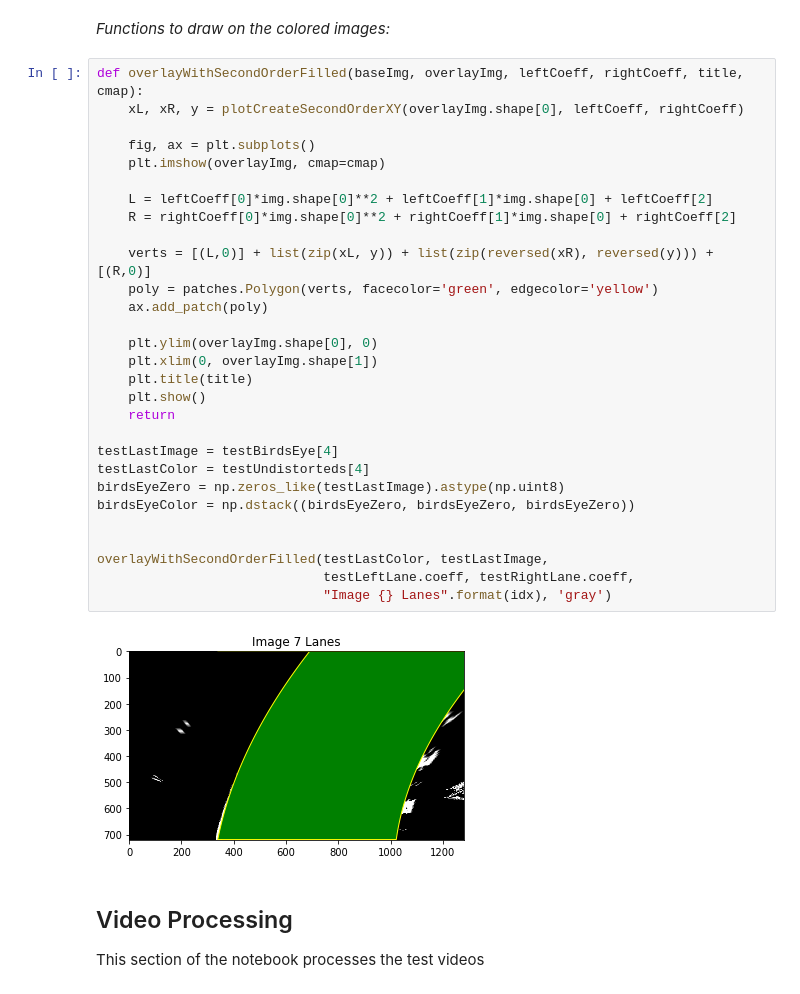
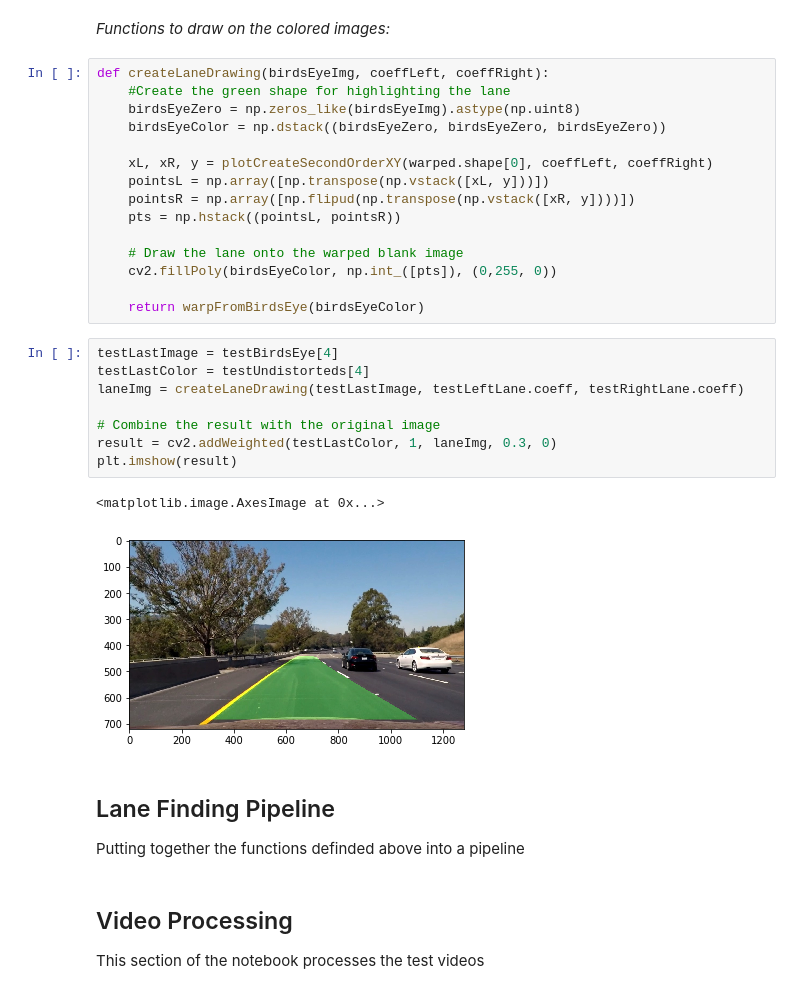
Before and after one commit to Merberg/CarND-Advanced-Lane-Lines, a Jupyter notebook: AdvancedLaneFinding.ipynb, the cells around one changed output. Saved outputs shown, nothing was run; the diff lists cells and outputs as text.

Commit message:
ready to build the pipeline

```diff
--- a/AdvancedLaneFinding.ipynb
+++ b/AdvancedLaneFinding.ipynb
@@ -656,36 +673,34 @@ Adjust Left
 # %% [markdown]
 _Functions to draw on the colored images:_
-# %%
-def overlayWithSecondOrderFilled(baseImg, overlayImg, leftCoeff, rightCoeff, title, cmap):
-    xL, xR, y = plotCreateSecondOrderXY(overlayImg.shape[0], leftCoeff, rightCoeff)
-
-    fig, ax = plt.subplots()
-    plt.imshow(overlayImg, cmap=cmap)
-
-    L = leftCoeff[0]*img.shape[0]**2 + leftCoeff[1]*img.shape[0] + leftCoeff[2]
-    R = rightCoeff[0]*img.shape[0]**2 + rightCoeff[1]*img.shape[0] + rightCoeff[2]
-
-    verts = [(L,0)] + list(zip(xL, y)) + list(zip(reversed(xR), reversed(y))) + [(R,0)]
-    poly = patches.Polygon(verts, facecolor='green', edgecolor='yellow')
-    ax.add_patch(poly)
-
-    plt.ylim(overlayImg.shape[0], 0)
-    plt.xlim(0, overlayImg.shape[1])
-    plt.title(title)
-    plt.show()
-    return
-
-testLastImage = testBirdsEye[4]
-testLastColor = testUndistorteds[4]
-birdsEyeZero = np.zeros_like(testLastImage).astype(np.uint8)
-birdsEyeColor = np.dstack((birdsEyeZero, birdsEyeZero, birdsEyeZero))
-
-
-overlayWithSecondOrderFilled(testLastColor, testLastImage,
-                             testLeftLane.coeff, testRightLane.coeff,
-                             "Image {} Lanes".format(idx), 'gray')
-# %% [output]
-[figure, removed]
+# %%
+def createLaneDrawing(birdsEyeImg, coeffLeft, coeffRight):
+    #Create the green shape for highlighting the lane
+    birdsEyeZero = np.zeros_like(birdsEyeImg).astype(np.uint8)
+    birdsEyeColor = np.dstack((birdsEyeZero, birdsEyeZero, birdsEyeZero))
+
+    xL, xR, y = plotCreateSecondOrderXY(warped.shape[0], coeffLeft, coeffRight)
+    pointsL = np.array([np.transpose(np.vstack([xL, y]))])
+    pointsR = np.array([np.flipud(np.transpose(np.vstack([xR, y])))])
+    pts = np.hstack((pointsL, pointsR))
+
+    # Draw the lane onto the warped blank image
+    cv2.fillPoly(birdsEyeColor, np.int_([pts]), (0,255, 0))
+
+    return warpFromBirdsEye(birdsEyeColor)
+# %%
+testLastImage = testBirdsEye[4]
+testLastColor = testUndistorteds[4]
+laneImg = createLaneDrawing(testLastImage, testLeftLane.coeff, testRightLane.coeff)
+
+# Combine the result with the original image
+result = cv2.addWeighted(testLastColor, 1, laneImg, 0.3, 0)
+plt.imshow(result)
+# %% [output]
+<matplotlib.image.AxesImage at 0x...>
+[figure, added]
+# %% [markdown]
+## Lane Finding Pipeline ##
+Putting together the functions definded above into a pipeline
 # %% [markdown]
 ## Video Processing ##
 
```
Also changed, not shown: parts of 5 cells of this notebook.
